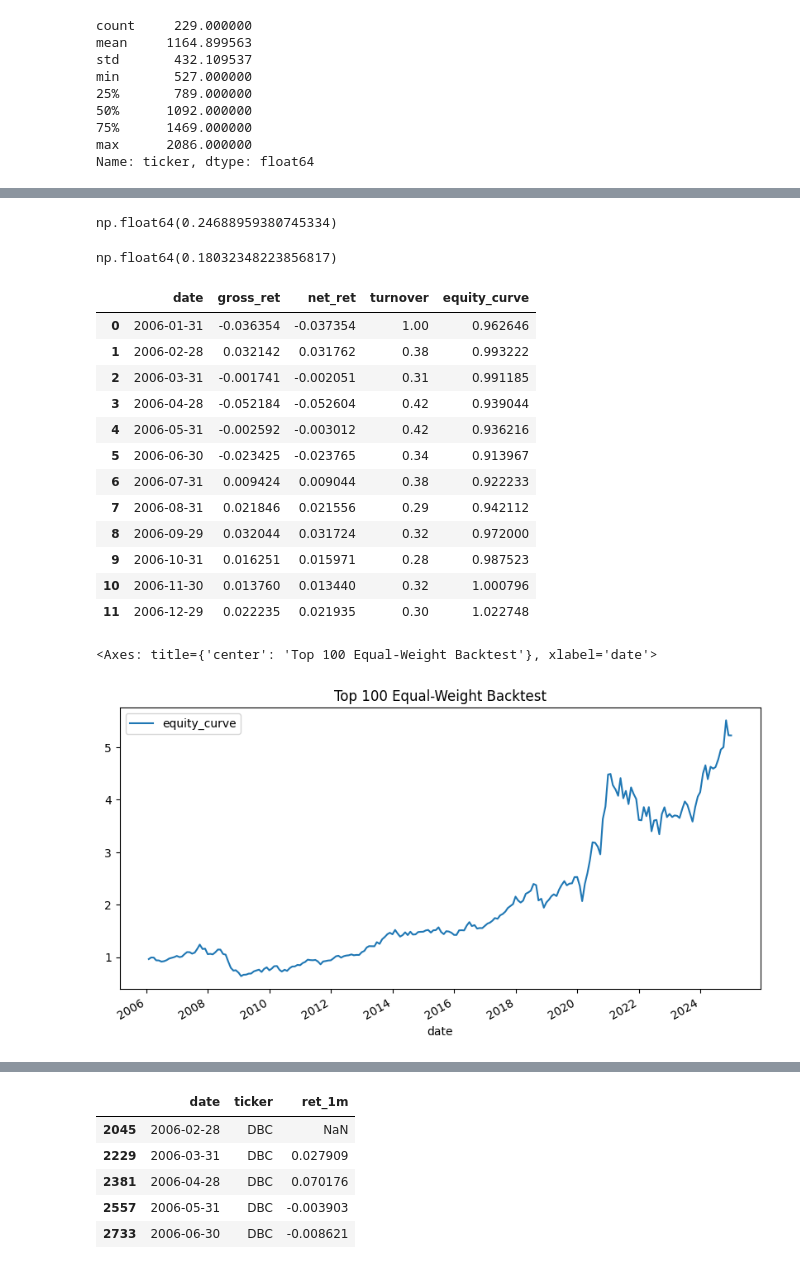
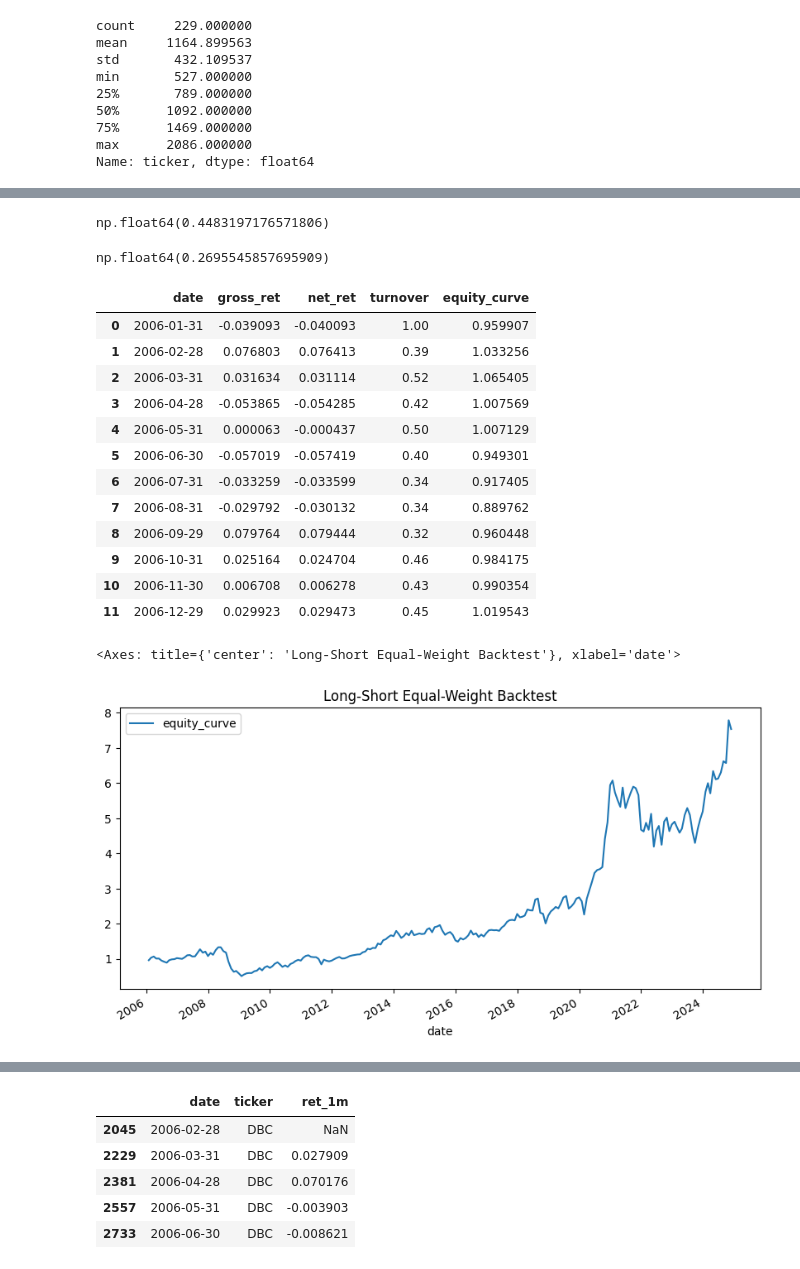
Before and after one commit to asm304/multi-asset-portfolio-framework, a Jupyter notebook: notebooks/01_download_data.ipynb, the cells around one changed output, grey strips where cells are left out. Saved outputs shown, nothing was run; the diff lists cells and outputs as text; code cells hidden in the pictures.

Commit message:
Momentum style - long only modifications

```diff
--- a/notebooks/01_download_data.ipynb
+++ b/notebooks/01_download_data.ipynb
@@ -557,0 +534,5 @@ dtype: float64
+# %%
+from src.backtest.engine import run_backtest
+
+
+bt, holdings, metrics = run_backtest(alpha)
@@ -576,30 +569,30 @@ backtest_df.tail()
 # %%
-backtest_df['net_ret'].tail(12).mean() * 12
+bt['net_ret'].tail(12).mean() * 12
 # %% [output]
-np.float64(0.24688959380745334)
+np.float64(0.4483197176571806)
 # %%
-backtest_df['net_ret'].tail(24).mean() * 12
+bt['net_ret'].tail(24).mean() * 12
 # %% [output]
-np.float64(0.18032348223856817)
+np.float64(0.2695545857695909)
 # %%
-backtest_df[["date", "gross_ret", "net_ret", "turnover", "equity_curve"]].head(12)
+bt[["date", "gross_ret", "net_ret", "turnover", "equity_curve"]].head(12)
 # %% [output]
 |  | date | gross_ret | net_ret | turnover | equity_curve |
-| 0 | 2006-01-31 | -0.036354 | -0.037354 | 1.00 | 0.962646 |
-| 1 | 2006-02-28 | 0.032142 | 0.031762 | 0.38 | 0.993222 |
-| 2 | 2006-03-31 | -0.001741 | -0.002051 | 0.31 | 0.991185 |
-| 3 | 2006-04-28 | -0.052184 | -0.052604 | 0.42 | 0.939044 |
-| 4 | 2006-05-31 | -0.002592 | -0.003012 | 0.42 | 0.936216 |
-| 5 | 2006-06-30 | -0.023425 | -0.023765 | 0.34 | 0.913967 |
-| 6 | 2006-07-31 | 0.009424 | 0.009044 | 0.38 | 0.922233 |
-| 7 | 2006-08-31 | 0.021846 | 0.021556 | 0.29 | 0.942112 |
-| 8 | 2006-09-29 | 0.032044 | 0.031724 | 0.32 | 0.972000 |
-| 9 | 2006-10-31 | 0.016251 | 0.015971 | 0.28 | 0.987523 |
-| 10 | 2006-11-30 | 0.013760 | 0.013440 | 0.32 | 1.000796 |
-| 11 | 2006-12-29 | 0.022235 | 0.021935 | 0.30 | 1.022748 |
+| 0 | 2006-01-31 | -0.039093 | -0.040093 | 1.00 | 0.959907 |
+| 1 | 2006-02-28 | 0.076803 | 0.076413 | 0.39 | 1.033256 |
+| 2 | 2006-03-31 | 0.031634 | 0.031114 | 0.52 | 1.065405 |
+| 3 | 2006-04-28 | -0.053865 | -0.054285 | 0.42 | 1.007569 |
+| 4 | 2006-05-31 | 0.000063 | -0.000437 | 0.50 | 1.007129 |
+| 5 | 2006-06-30 | -0.057019 | -0.057419 | 0.40 | 0.949301 |
+| 6 | 2006-07-31 | -0.033259 | -0.033599 | 0.34 | 0.917405 |
+| 7 | 2006-08-31 | -0.029792 | -0.030132 | 0.34 | 0.889762 |
+| 8 | 2006-09-29 | 0.079764 | 0.079444 | 0.32 | 0.960448 |
+| 9 | 2006-10-31 | 0.025164 | 0.024704 | 0.46 | 0.984175 |
+| 10 | 2006-11-30 | 0.006708 | 0.006278 | 0.43 | 0.990354 |
+| 11 | 2006-12-29 | 0.029923 | 0.029473 | 0.45 | 1.019543 |
 # %%
-backtest_df.plot(x="date", y="equity_curve", figsize=(10,5), title="Top 100 Equal-Weight Backtest")
+bt.plot(x="date", y="equity_curve", figsize=(10,5), title="Long-Short Equal-Weight Backtest")
 # %% [output]
-<Axes: title={'center': 'Top 100 Equal-Weight Backtest'}, xlabel='date'>
+<Axes: title={'center': 'Long-Short Equal-Weight Backtest'}, xlabel='date'>
-[figure, old version]
+[figure, new version]
 # %%
```
Also changed, not shown: parts of 45 cells of this notebook, 5 other files.
